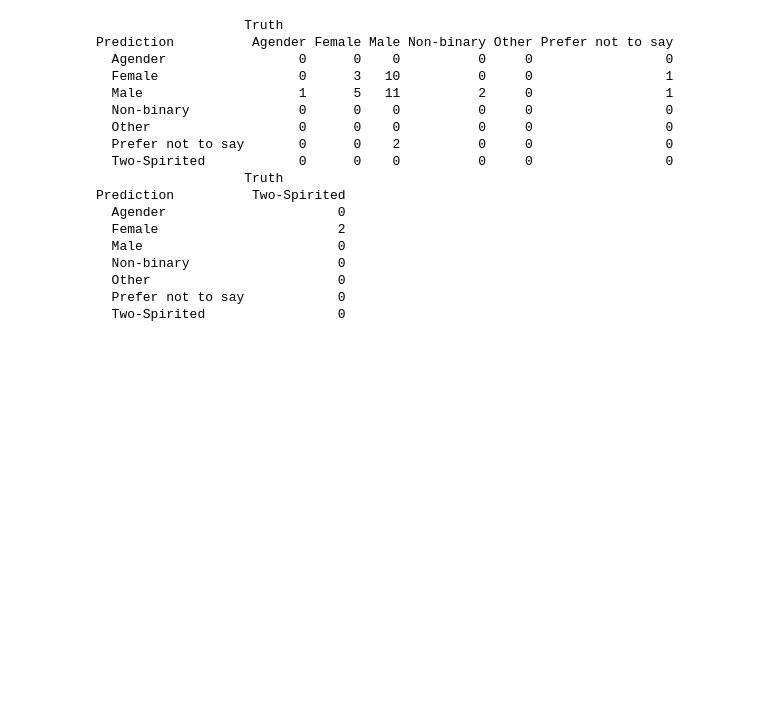
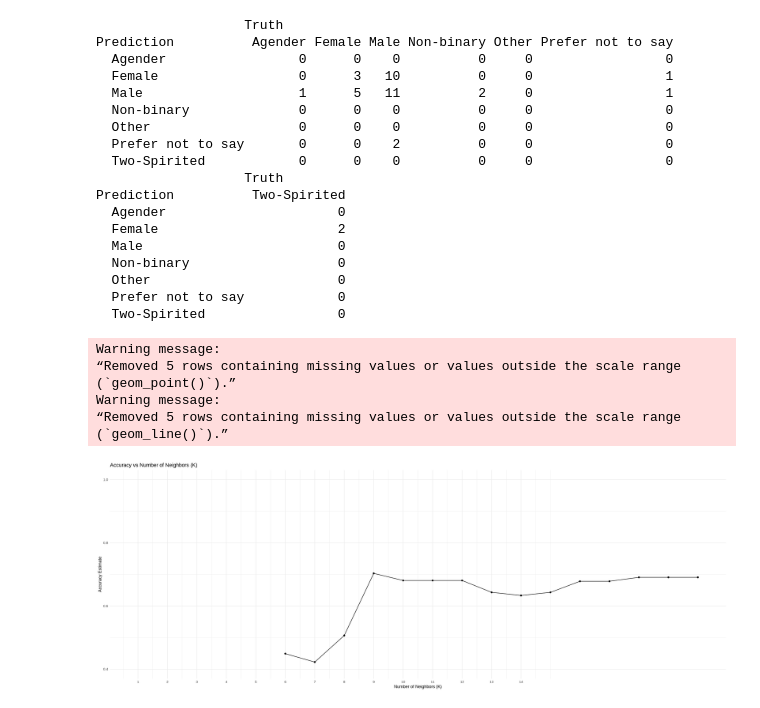
Before and after one commit to mia6c/dsci-100-group-project, a Jupyter notebook: Project Final Report .ipynb, the cells around one changed output. Drawn from its saved outputs; the diff is of its cells as text; code cells hidden in the pictures; blank space fills up the shorter version.

Commit message:
added accuracy vs k graph

```diff
--- a/Project Final Report .ipynb
+++ b/Project Final Report .ipynb
@@ -301,3 +301,30 @@ Prediction          Two-Spirited
   Other                        0
   Prefer not to say            0
   Two-Spirited                 0
+# %%
+accuracies <- knn_results |>
+  filter(.metric == "accuracy")
+
+# Create the plot for accuracy versus K (number of neighbors)
+accuracy_versus_k <- ggplot(accuracies, aes(x = neighbors, y = mean)) +
+  geom_point() +
+  geom_line() +
+  labs(
+    x = "Number of Neighbors (K)",
+    y = "Accuracy Estimate",
+    title = "Accuracy vs Number of Neighbors (K)"
+  ) +
+   scale_x_continuous(breaks = seq(0, 14, by = 1)) +  # adjusting the x-axis
+   scale_y_continuous(limits = c(0.4, 1.0)) + # Adjust y-axis dynamically
+  theme_minimal()
+
+# Display the plot
+accuracy_versus_k
+# %% [output]
+Warning message:
+“Removed 5 rows containing missing values or values outside the scale range
+(`geom_point()`).”
+Warning message:
+“Removed 5 rows containing missing values or values outside the scale range
+(`geom_line()`).”
+[figure, added]
```
